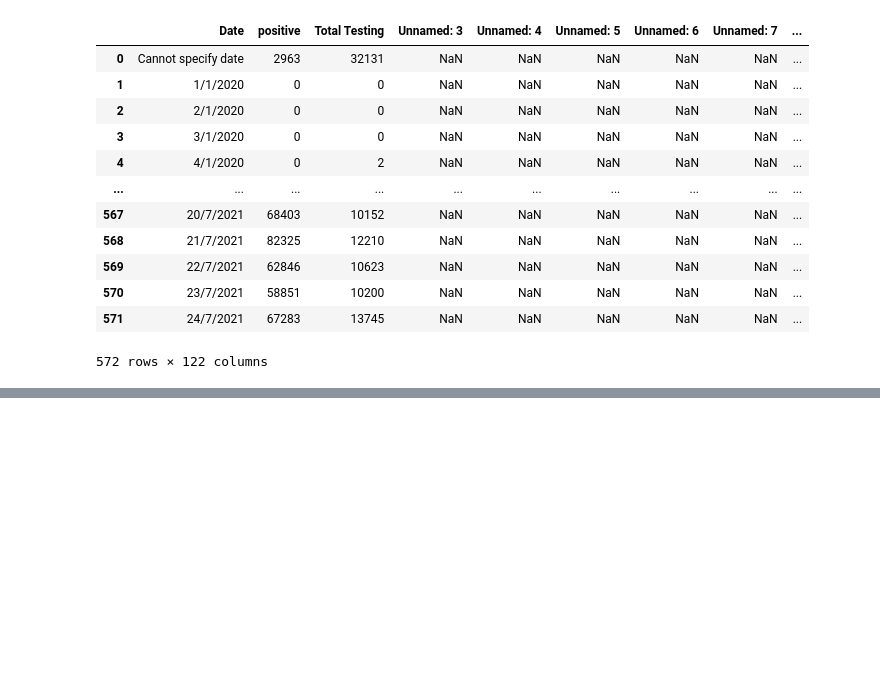
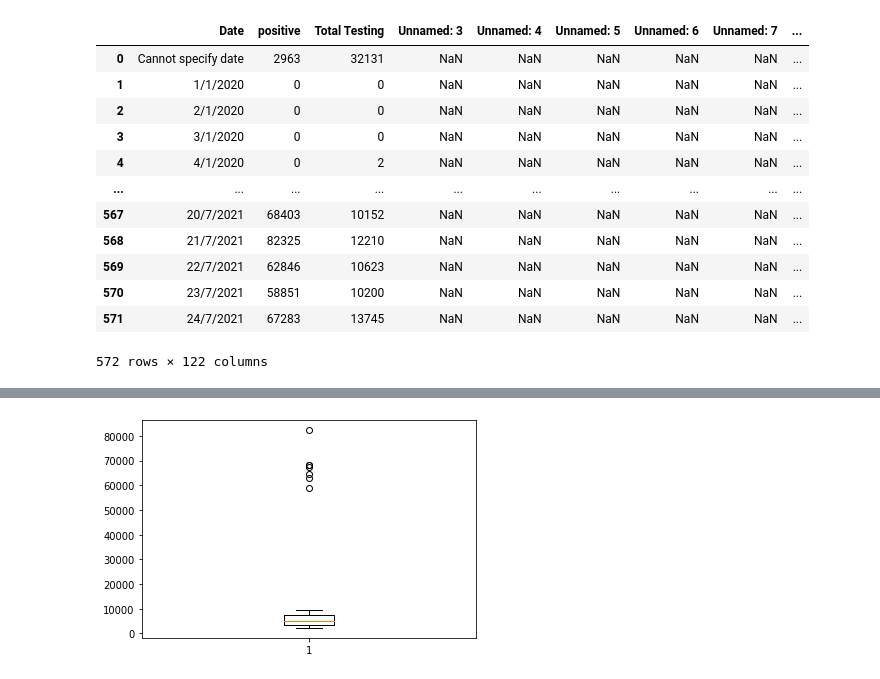
Before and after one commit to suphalaksana/DWDM21, a Jupyter notebook: Data102_(Chapter2).ipynb, the cells around one changed output, grey strips where cells are left out. Drawn from its saved outputs; the diff is of its cells as text; code cells hidden in the pictures; blank space fills up the shorter version.

```diff
--- a/Data102_(Chapter2).ipynb
+++ b/Data102_(Chapter2).ipynb
@@ -51,0 +182,4 @@ data
+# %%
+ret = plt.boxplot(dataN['positive'][-54:])   #ย้อนกลับไป54 วัน
+# %% [output]
+[figure, added]
```
Also changed, not shown: parts of 24 cells of this notebook.
